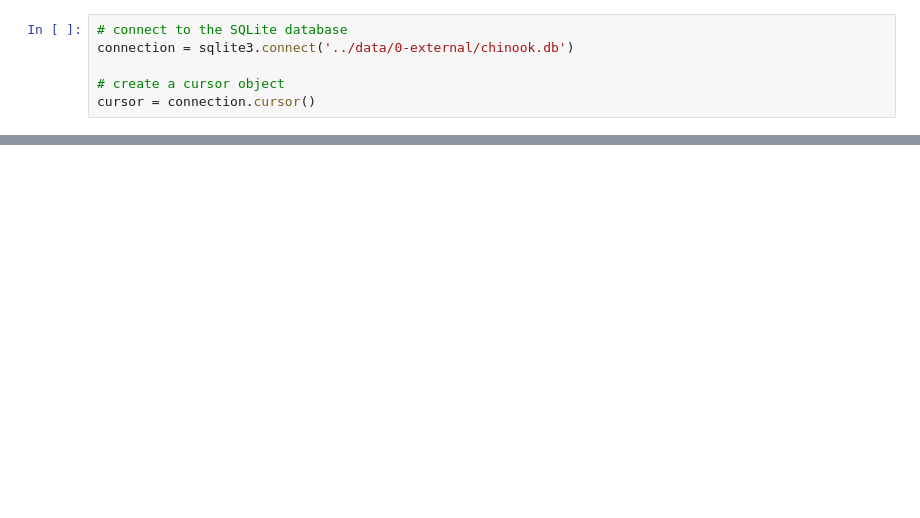
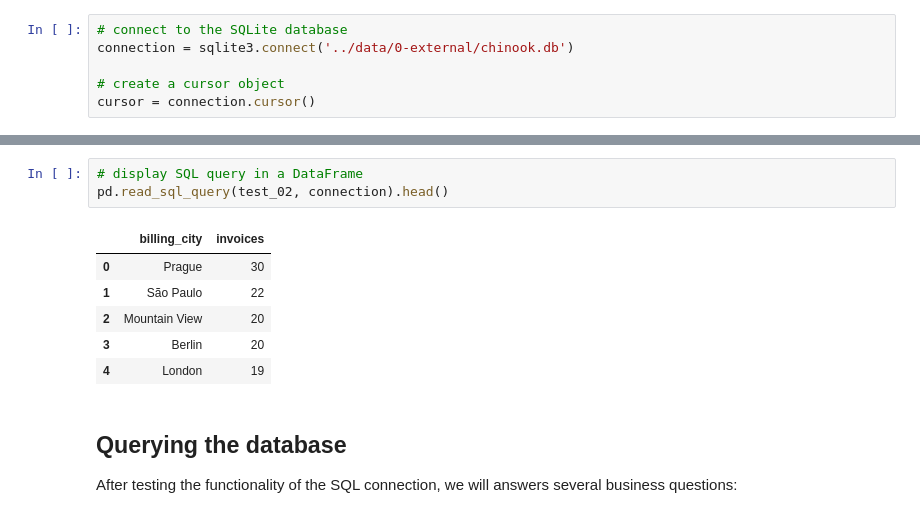
Before and after one commit to fedfioravanti/Business-Analytics-with-SQL-and-PowerBI, a Jupyter notebook: notebooks/Interacting-with-SQLite-using-Python.ipynb, the cells around one changed output, grey strips where cells are left out. Saved outputs shown, nothing was run; the diff lists cells and outputs as text; blank space fills up the shorter version.

```diff
--- a/notebooks/Interacting-with-SQLite-using-Python.ipynb
+++ b/notebooks/Interacting-with-SQLite-using-Python.ipynb
@@ -157,0 +162,14 @@ pd.read_sql(sql_query, con=connection)
+# %%
+# display SQL query in a DataFrame
+pd.read_sql_query(test_02, connection).head()
+# %% [output]
+|  | billing_city | invoices |
+| 0 | Prague | 30 |
+| 1 | São Paulo | 22 |
+| 2 | Mountain View | 20 |
+| 3 | Berlin | 20 |
+| 4 | London | 19 |
+# %% [markdown]
+## Querying the database
+
+After testing the functionality of the SQL connection, we will answers several business questions:
```
Also changed, not shown: parts of 13 cells of this notebook.
